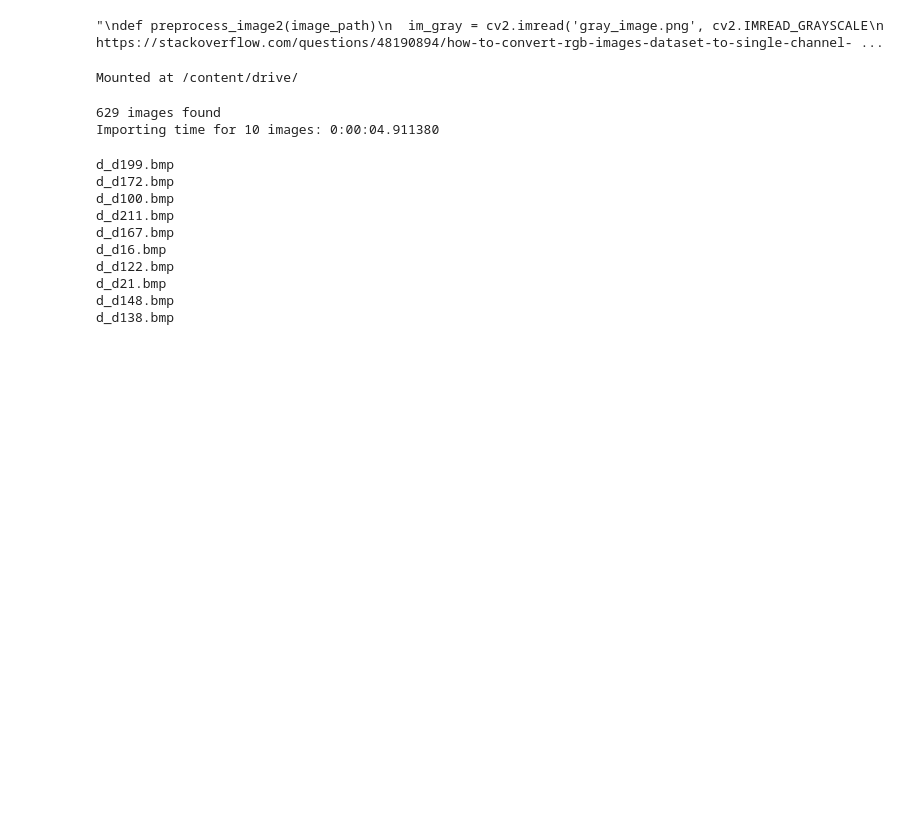
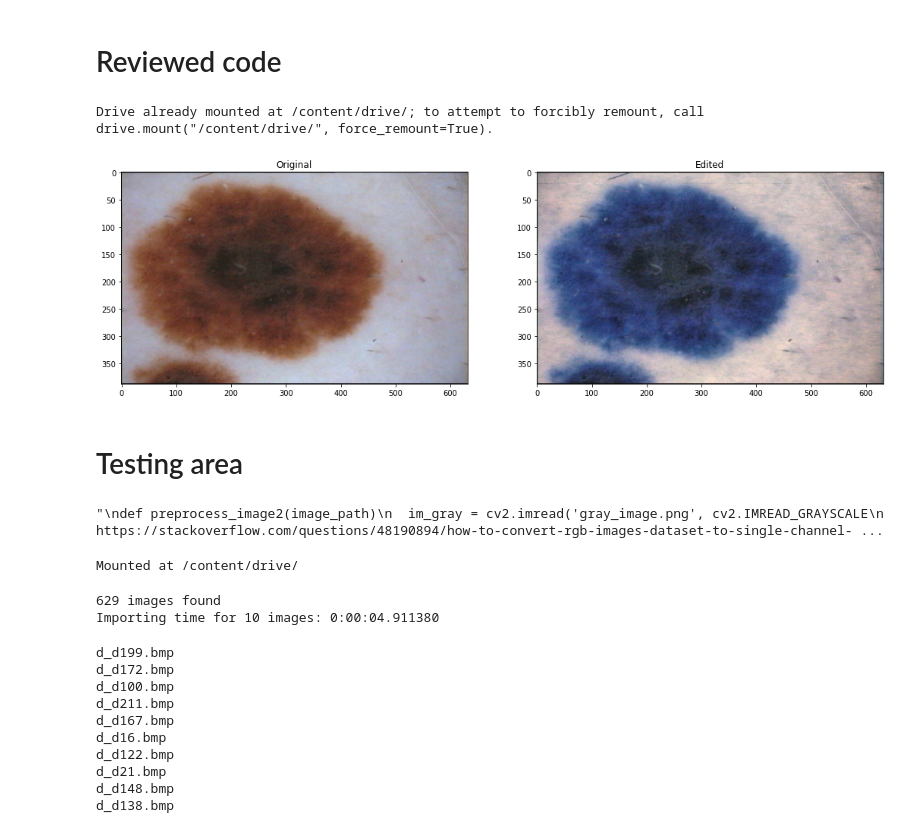
Before and after one commit to FrancescoMariottini/skin_moles_classifier, a Jupyter notebook: image_preprocessing.ipynb, the cells around one changed output. Cells and saved outputs as stored; diff of their text form; code cells hidden in the pictures; blank space fills up the shorter version.

Commit message:
Reviewed code with example at the start

```diff
--- a/image_preprocessing.ipynb
+++ b/image_preprocessing.ipynb
@@ -1,5 +1,51 @@
 # %% [markdown]
 <a href="https://colab.research.google.com/github/silventesa/challenge-mole/blob/francesco/image_preprocessing.ipynb" target="_parent"><img src="https://colab.research.google.com/assets/colab-badge.svg" alt="Open In Colab"/></a>
+# %% [markdown]
+# Reviewed code
+# %%
+#function for image preprocessing
+from skimage import exposure
+
+def preprocess_image(image):
+  #making image clearer
+  img_adp= exposure.equalize_adapthist(img, clip_limit=0.03)
+  #inverting to bgr
+  img_bgr = img_adp[..., ::-1]
+  return img_bgr
+# %%
+"""example of preprocessing on one image"""
+
+import matplotlib.pyplot as plt
+#image for loading through matplotlib, similar options from other libraries (e.g. keras) are available too
+from matplotlib import image
+
+from google.colab import drive
+drive.mount('/content/drive/')
+
+URL_S = "/content/drive/My Drive/labeled_dataset/class_s/"
+filename = 'd_d199.bmp'
+img=image.imread(folder+filename)
+img_edited = preprocess_image(img)
+
+#function to show difference between previous and edited image for testing purpose
+def display_two(original_img, edited_img, title1 = "Original", title2 = "Edited"):
+    plt.figure(figsize=(18,13))
+    plt.subplot(121)
+    plt.imshow(original_img)
+    plt.title(title1)
+    #, plt.xticks([]), plt.yticks([])
+    plt.subplot(122)
+    plt.imshow(edited_img)
+    plt.title(title2)
+    #, plt.xticks([]), plt.yticks([])
+    plt.show()
+
+display_two(img, img_edited)
+# %% [output]
+Drive already mounted at /content/drive/; to attempt to forcibly remount, call drive.mount("/content/drive/", force_remount=True).
+[figure, added]
+# %% [markdown]
+# Testing area
 # %%
 from skimage import exposure
 from skimage import color
```
Also changed, not shown: parts of 4 cells of this notebook.
